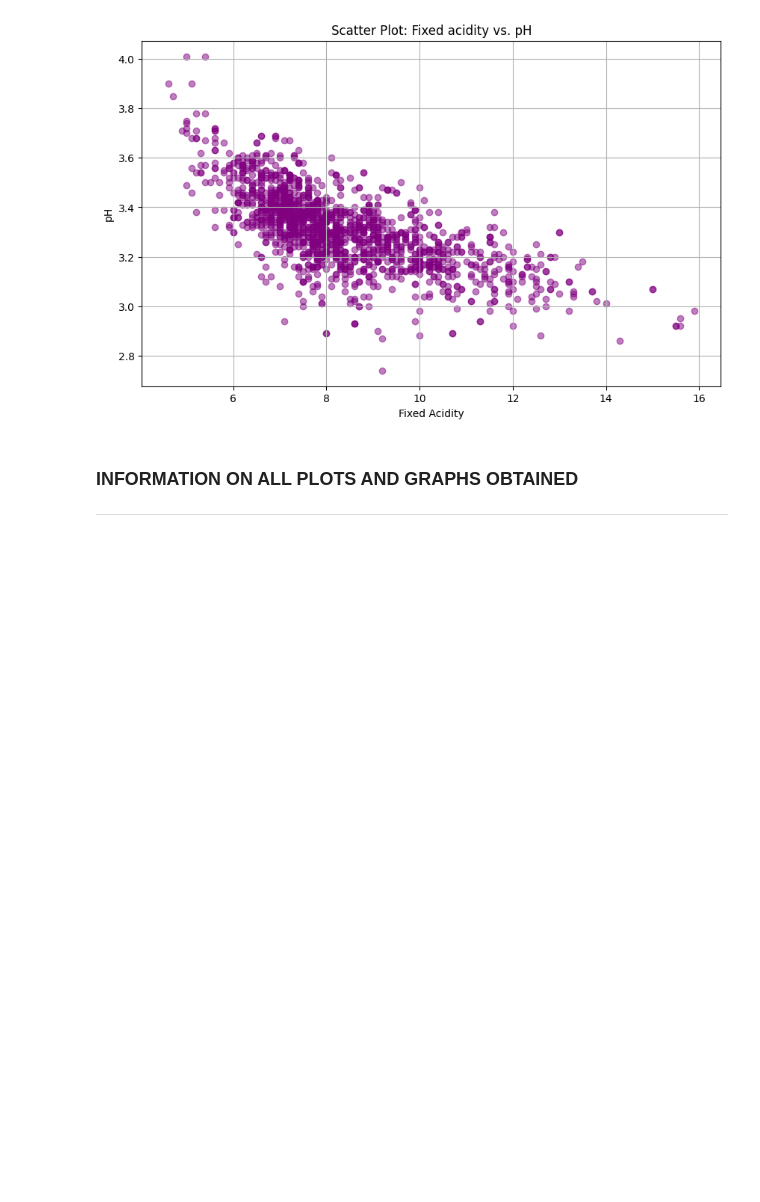
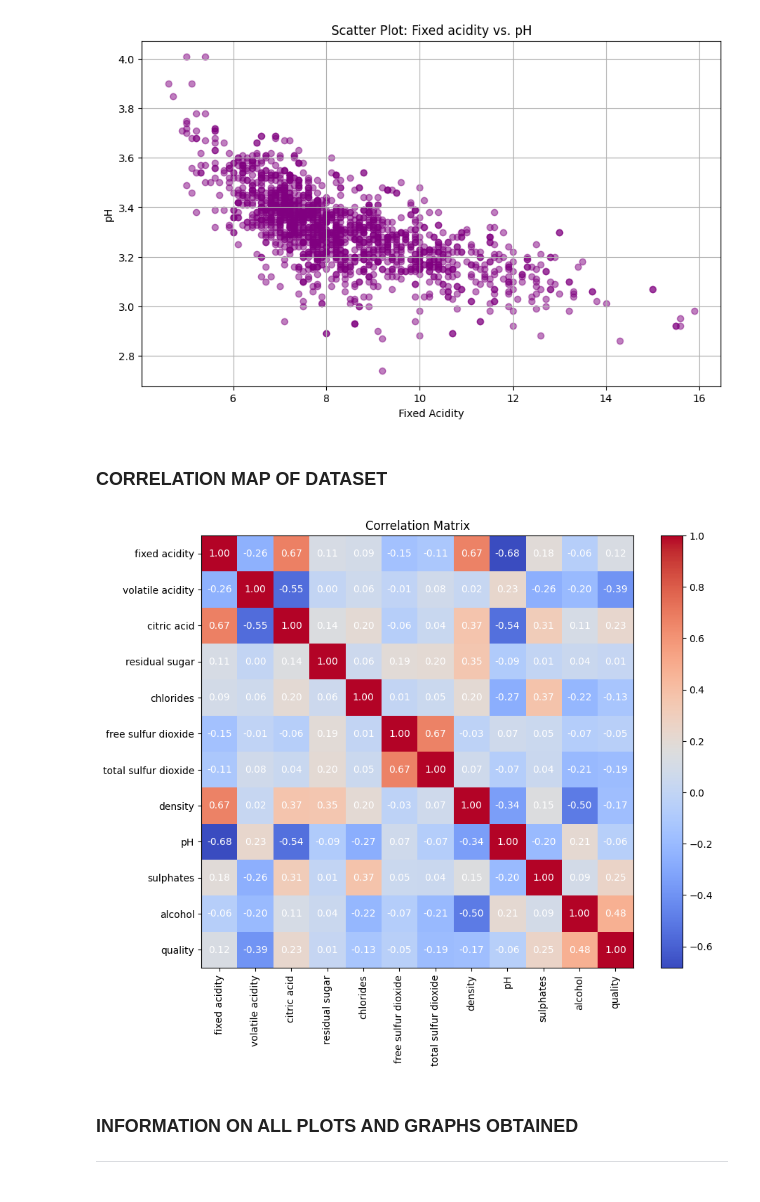
Before and after one commit to NessaAe/SENG207_PROJECT, a Jupyter notebook: SENG207 _PROJECT.ipynb, the cells around one changed output. Saved outputs shown, nothing was run; the diff lists cells and outputs as text; code cells hidden in the pictures; blank space fills up the shorter version.

```diff
--- a/SENG207 _PROJECT.ipynb
+++ b/SENG207 _PROJECT.ipynb
@@ -239,6 +239,25 @@ plt.show()
 [figure]
 [figure]
 [figure]
+# %% [markdown]
+### **CORRELATION MAP OF DATASET**
+# %%
+corr_matrix = df.corr()
+plt.figure(figsize=(10, 8))
+plt.imshow(corr_matrix, cmap='coolwarm', interpolation='nearest')
+
+for i in range(len(corr_matrix.columns)):
+    for j in range(len(corr_matrix.columns)):
+        plt.text(j, i, f"{corr_matrix.iloc[i, j]:.2f}", ha='center', va='center', color='w')
+
+plt.colorbar()
+plt.xticks(np.arange(len(corr_matrix.columns)), corr_matrix.columns, rotation=90)
+plt.yticks(np.arange(len(corr_matrix.columns)), corr_matrix.columns)
+
+plt.title('Correlation Matrix')
+plt.show()
+# %% [output]
+[figure, added]
 # %% [markdown]
 ### **INFORMATION ON ALL PLOTS AND GRAPHS OBTAINED<hr>**
 # %% [markdown]
```
Also changed, not shown: parts of 1 cell of this notebook.
